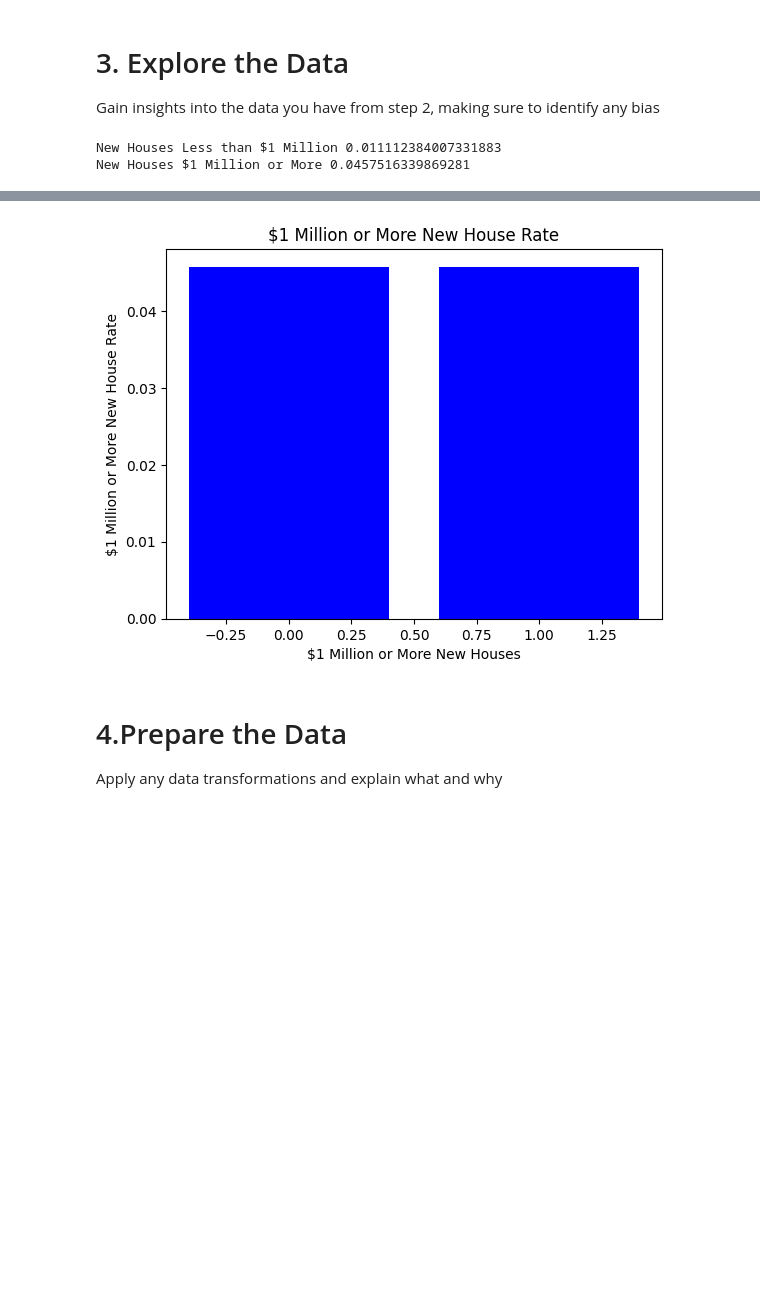
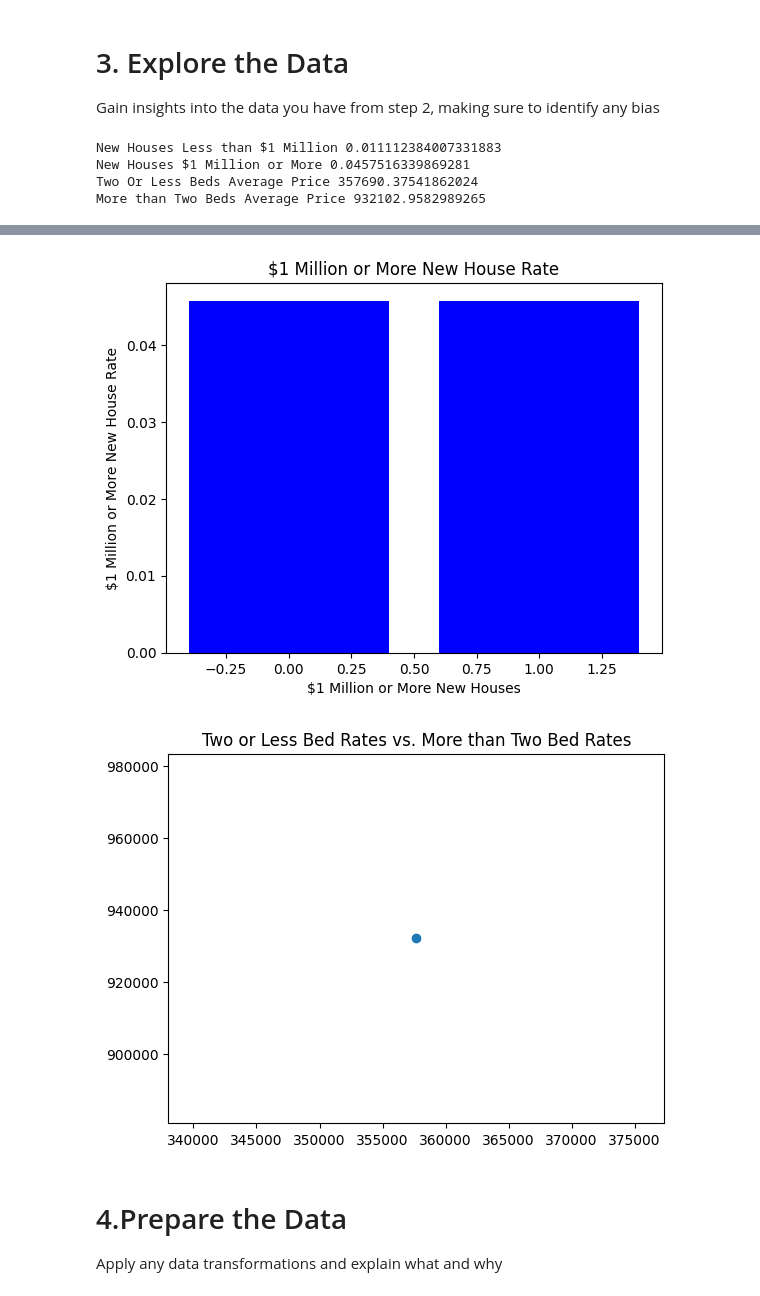
Before and after one commit to AnaySharma01/Machine-Learning-AI-Class, a Jupyter notebook: Project_2/Project_2.ipynb, the cells around one changed output, grey strips where cells are left out. Cells and saved outputs as stored; diff of their text form; code cells hidden in the pictures; blank space fills up the shorter version.

```diff
--- a/Project_2/Project_2.ipynb
+++ b/Project_2/Project_2.ipynb
@@ -68,32 +68,50 @@ Gain insights into the data you have from step 2, making sure to identify any bi
 # %%
 #Checking each category
 lessThan1MilHouses = data.loc[data.sold_price < 1000000]['new_construction']
 lessThan1MilHousesRate = sum(lessThan1MilHouses)/len(lessThan1MilHouses)
 print("New Houses Less than $1 Million", lessThan1MilHousesRate)
 
 houseInMillions = data.loc[data.sold_price >= 1000000]['new_construction']
 houseInMillionsRate = sum(houseInMillions)/len(houseInMillions)
 print("New Houses $1 Million or More", houseInMillionsRate)
 
 cheapHouses = data.loc[data.sold_price <= 250000]
 expensiveHouses = data.loc[data.sold_price > 250000]
 
+twoOrLessBeds = data.loc[data.beds < 3]['sold_price']
+twoOrLessBedRates = sum(twoOrLessBeds)/len(twoOrLessBeds)
+print("Two Or Less Beds Average Price", twoOrLessBedRates)
+moreThanTwoBeds = data.loc[data.beds > 3]['sold_price']
+moreThanTwoBedRates = sum(moreThanTwoBeds)/len(moreThanTwoBeds)
+print("More than Two Beds Average Price", moreThanTwoBedRates)
+
 plt.bar(lessThan1MilHouses, lessThan1MilHousesRate, color = 'red')
 plt.title('Less Than $1 Million New House Rate')
 plt.xlabel('Less Than $1 Million New Houses')
 plt.ylabel('Less Than $1 Million New House Rate')
 plt.show()
 
 plt.bar(houseInMillions, houseInMillionsRate, color = 'blue')
 plt.title('$1 Million or More New House Rate')
 plt.xlabel('$1 Million or More New Houses')
 plt.ylabel('$1 Million or More New House Rate')
 plt.show()
+
+plt.scatter(twoOrLessBedRates, moreThanTwoBedRates)
+plt.title("Two or Less Bed Rates vs. More than Two Bed Rates")
+plt.xlabel('Average Price of Less than 3 Beds')
+plt.ylabel('$Average Price of More than 2 Beds')
+plt.show()
+#There is very little data on new houses
+#The number of beds looks more promising to see trends
 # %% [output]
 New Houses Less than $1 Million 0.011112384007331883
 New Houses $1 Million or More 0.0457516339869281
+Two Or Less Beds Average Price 357690.37541862024
+More than Two Beds Average Price 932102.9582989265
 [figure]
 [figure]
+[figure, added]
 # %% [markdown]
 # 4.Prepare the Data
 
```
Also changed, not shown: parts of 2 cells of this notebook.
